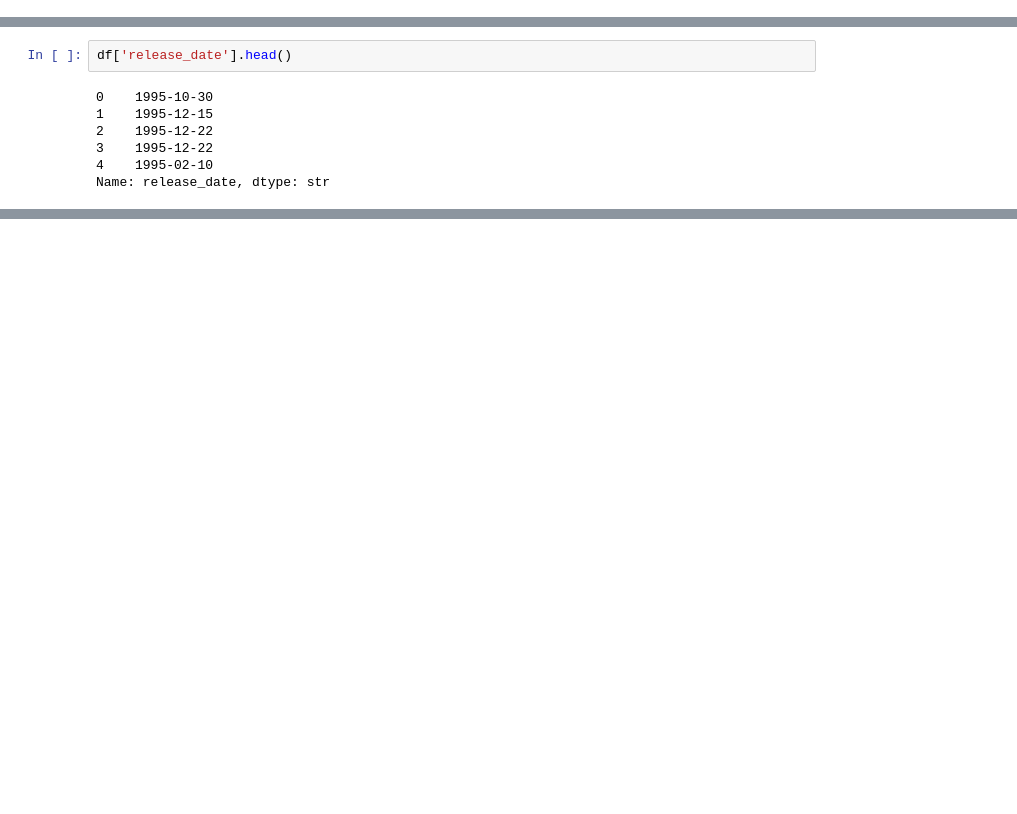
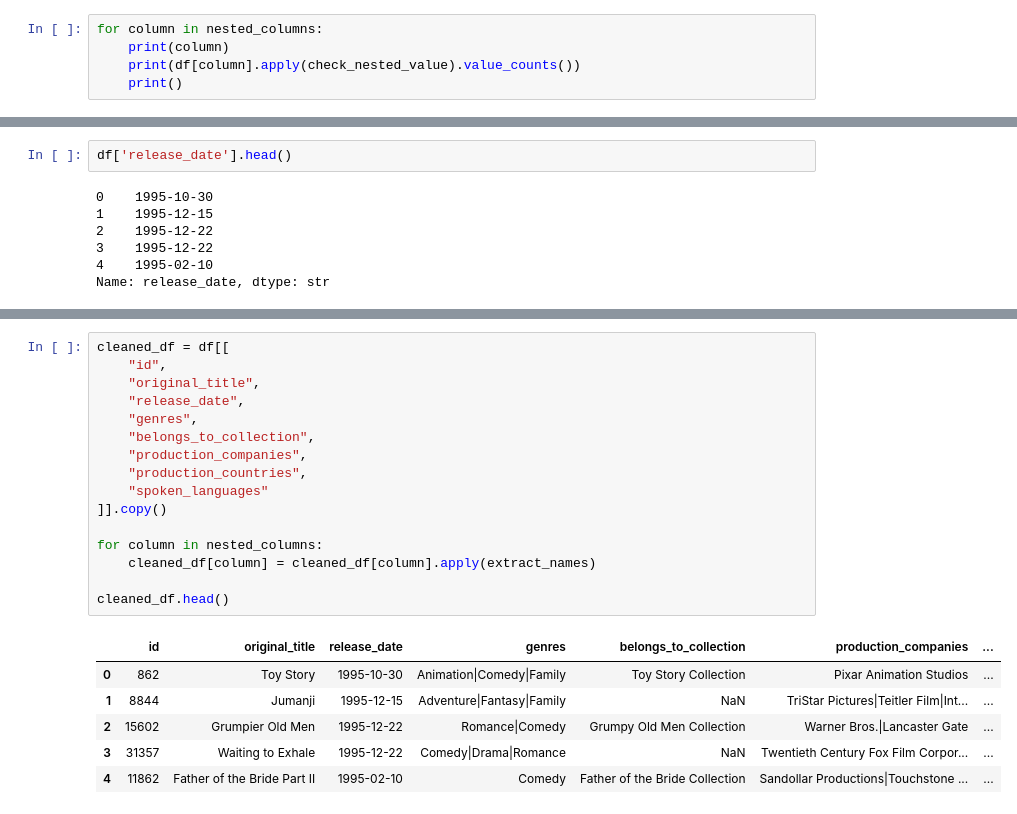
Before and after one commit to XmanJL/css-dsml-fall2027, a Jupyter notebook: notebooks/preprocessing/02_nested_metadata.ipynb, the cells around one changed output, grey strips where cells are left out. Saved outputs shown, nothing was run; the diff lists cells and outputs as text; blank space fills up the shorter version.

```diff
--- a/notebooks/preprocessing/02_nested_metadata.ipynb
+++ b/notebooks/preprocessing/02_nested_metadata.ipynb
@@ -24,0 +69,5 @@ df.head()
+# %%
+for column in nested_columns:
+    print(column)
+    print(df[column].apply(check_nested_value).value_counts())
+    print()
@@ -118,0 +313,23 @@ print(df[converted_dates.isna()][['original_title', 'release_date']])
+# %%
+cleaned_df = df[[
+    "id",
+    "original_title",
+    "release_date",
+    "genres",
+    "belongs_to_collection",
+    "production_companies",
+    "production_countries",
+    "spoken_languages"
+]].copy()
+
+for column in nested_columns:
+    cleaned_df[column] = cleaned_df[column].apply(extract_names)
+
+cleaned_df.head()
+# %% [output]
+|  | id | original_title | release_date | genres | belongs_to_collection | production_companies | ... |
+| 0 | 862 | Toy Story | 1995-10-30 | Animation|Comedy|Family | Toy Story Collection | Pixar Animation Studios | ... |
+| 1 | 8844 | Jumanji | 1995-12-15 | Adventure|Fantasy|Family | NaN | TriStar Pictures|Teitler Film|Int... | ... |
+| 2 | 15602 | Grumpier Old Men | 1995-12-22 | Romance|Comedy | Grumpy Old Men Collection | Warner Bros.|Lancaster Gate | ... |
+| 3 | 31357 | Waiting to Exhale | 1995-12-22 | Comedy|Drama|Romance | NaN | Twentieth Century Fox Film Corpor... | ... |
+| 4 | 11862 | Father of the Bride Part II | 1995-02-10 | Comedy | Father of the Bride Collection | Sandollar Productions|Touchstone ... | ... |
```
Also changed, not shown: parts of 30 cells of this notebook.
